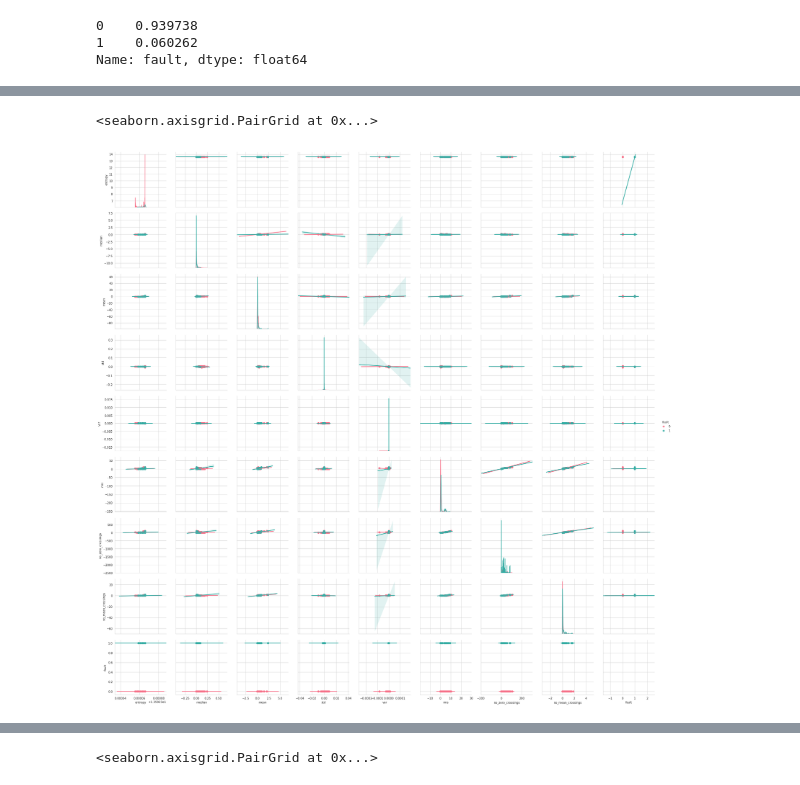
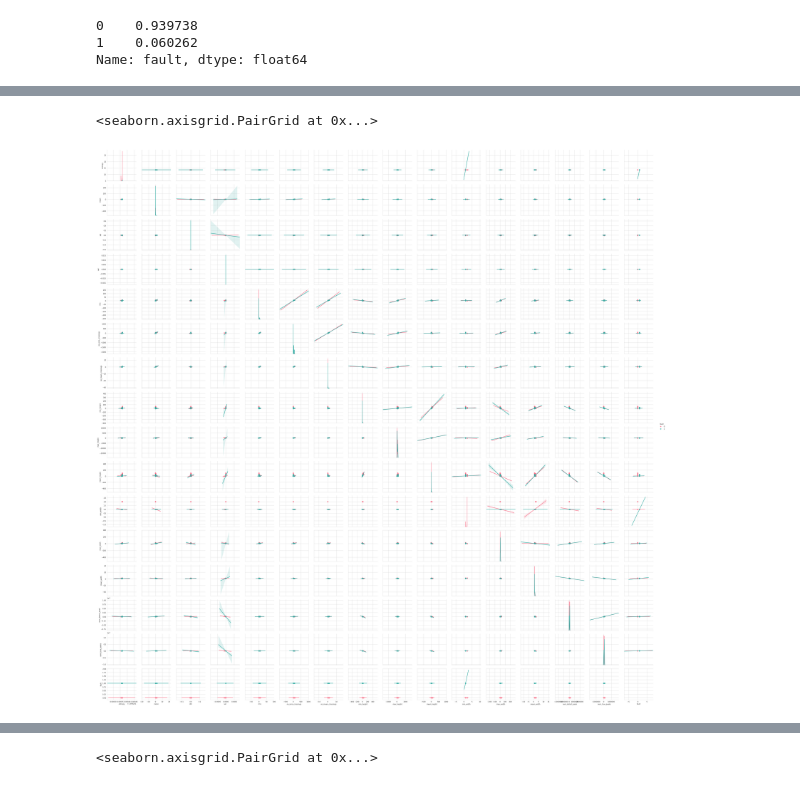
Before and after one commit to jeffreyegan/VSB_Power_Line_Fault_Detection, a Jupyter notebook: VSB_2_Extracted_Feature_Data_Exploration.ipynb, the cells around one changed output, grey strips where cells are left out. Saved outputs shown, nothing was run; the diff lists cells and outputs as text; code cells hidden in the pictures.

```diff
--- a/VSB_2_Extracted_Feature_Data_Exploration.ipynb
+++ b/VSB_2_Extracted_Feature_Data_Exploration.ipynb
@@ -4,7 +4,7 @@ import numpy as np
 from matplotlib import pyplot as plt
 import seaborn as sns
 # %%
-feature_data_file = "/home/jeffrey/repos/VSB_Power_Line_Fault_Detection/"+"train_features.csv"
+feature_data_file = "/home/jeffrey/repos/VSB_Power_Line_Fault_Detection/extracted_features/"+"train_features_db4.csv"
 df = pd.read_csv(feature_data_file)
 df.head()
 # %% [output]
@@ -34,13 +36,15 @@ df["fault"].value_counts()/len(df)  # imbalanced data set
 Name: fault, dtype: float64
 # %%
 from sklearn.preprocessing import normalize
-feature_matrix_columns = ["entropy", "median", "mean", "std", "var", "rms", "no_zero_crossings", "no_mean_crossings", "fault"]
+#feature_matrix_columns = ["entropy", "median", "mean", "std", "var", "rms", "no_zero_crossings", "no_mean_crossings", "fault"]
 #feature_matrix_columns = ["median", "mean", "std", "var", "rms", "no_zero_crossings", "no_mean_crossings", "fault"]
 #feature_matrix_columns = ["entropy", "fault"]
+#features = df[["entropy", "n5", "n25", "n75", "n95", "median", "mean", "std", "var", "rms", "no_zero_crossings", "no_mean_crossings", "min_height", "max_height", "mean_height", "min_width", "max_width", "mean_width", "num_detect_peak", "num_true_peaks"]]
+features = df[["entropy", "mean", "std", "var", "rms", "no_zero_crossings", "no_mean_crossings", "min_height", "max_height", "mean_height", "min_width", "max_width", "mean_width", "num_detect_peak", "num_true_peaks", "fault"]]
 
 
-df2 = df[feature_matrix_columns]
-df_n = normalize(df2, axis=0)
+#df2 = df[feature_matrix_columns]
+#df_n = normalize(df2, axis=0)
 
-df2.head()
+features.head()
 # %% [output]
@@ -53,14 +57,14 @@ df2.head()
 # %%
 sns.set_style("whitegrid")
 #g = sns.PairGrid(df2)  # Create a Pair Grid Instance
 #g.map_upper(sns.regplot, color="#51ACC5")
 #g.map_diag(sns.kdeplot, legend=False, shade=True)
 #g.map_lower(sns.kdeplot, shade=False, cmap="Blues")
 
-sns.pairplot(df2, diag_kind="kde", kind="reg", hue="fault", palette="husl", height=3)
+sns.pairplot(features, diag_kind="kde", kind="reg", hue="fault", palette="husl", height=3)
 # %% [output]
 <seaborn.axisgrid.PairGrid at 0x...>
-[figure, old version]
+[figure, new version]
 # %%
 feature_data_file = "/home/jeffrey/repos/VSB_Power_Line_Fault_Detection/"+"train_features_coif2.csv"
 df = pd.read_csv(feature_data_file)
```
Also changed, not shown: parts of 3 cells of this notebook, 12 other files.
